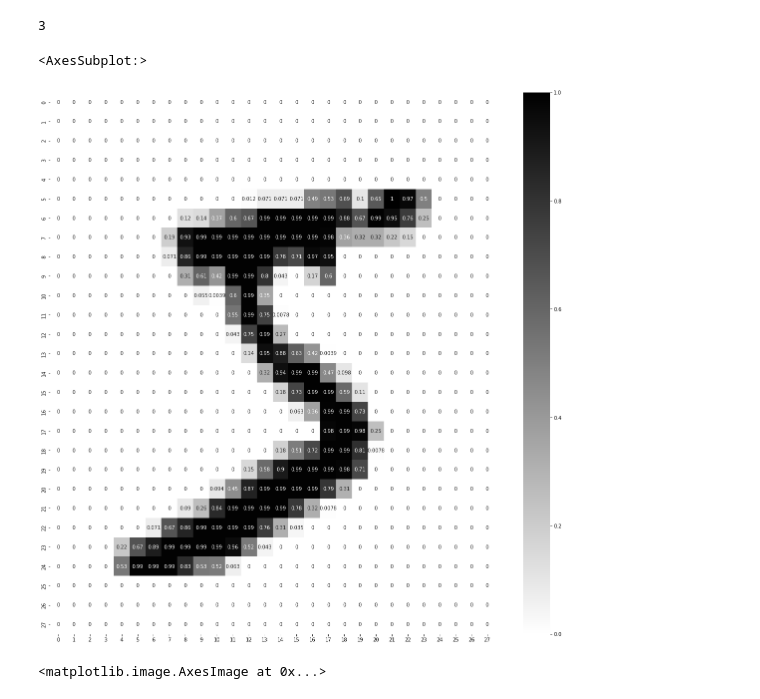
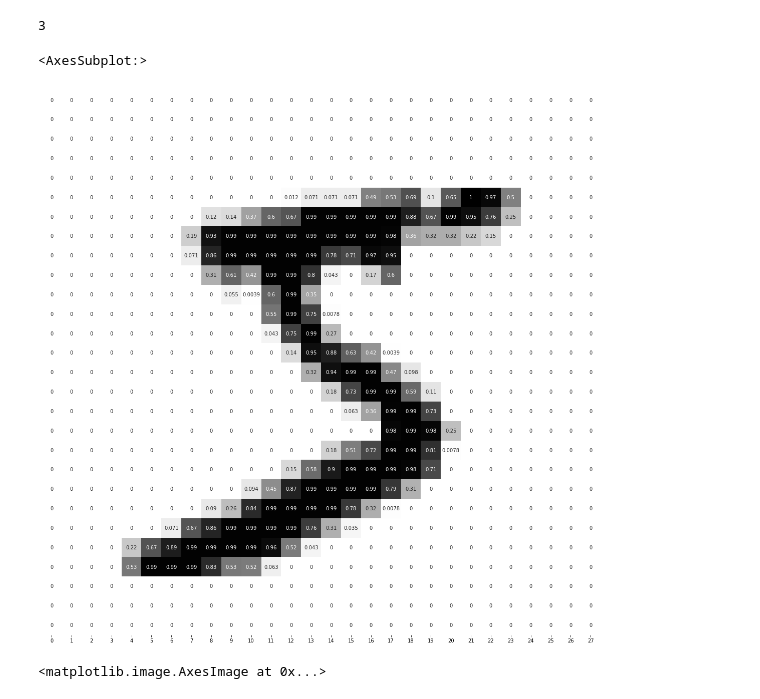
Before and after one commit to pandeykamal6/MLOPS, a Jupyter notebook: Perceptron Implementation.ipynb, the cells around one changed output. Cells and saved outputs as stored; diff of their text form; code cells hidden in the pictures.

```diff
--- a/Perceptron Implementation.ipynb
+++ b/Perceptron Implementation.ipynb
@@ -192,7 +193,7 @@ x_train_full.shape#60k datapoints
 # %% [output]
 (60000, 28, 28)
 # %%
-img=x_train[0]
-plt.imshow(img,cmap='binary')
+img=x_train_full[0]
+plt.imshow(img,cmap='turbo')
 # %% [output]
 <matplotlib.image.AxesImage at 0x...>
@@ -302,10 +310,10 @@ x_train_full.ndim
 3
 # %%
 plt.figure(figsize=(20,20))
-sns.heatmap(img/255,cmap='binary',annot=True)
+sns.heatmap(img/255,cmap='binary',annot=True,yticklabels=False,cbar=False)
 # %% [output]
 <AxesSubplot:>
-[figure, old version]
+[figure, new version]
 # %%
 plt.imshow(img,cmap='binary')
 # %% [output]
```
Also changed, not shown: parts of 44 cells of this notebook, 10 other files.
